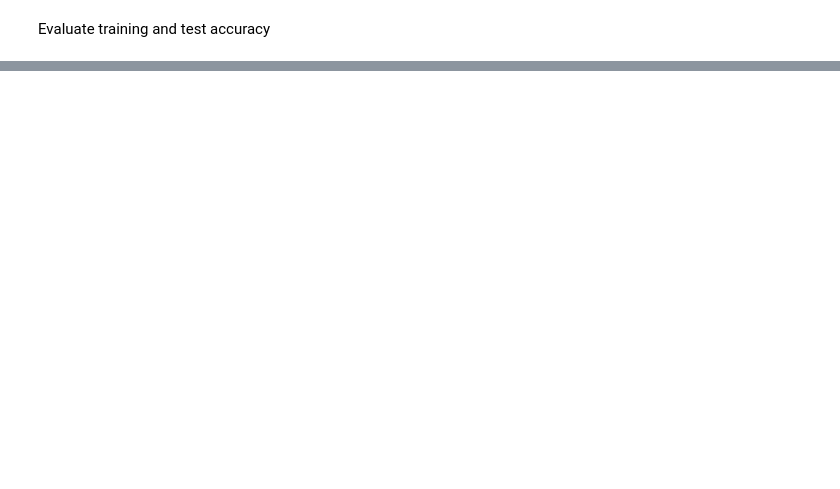
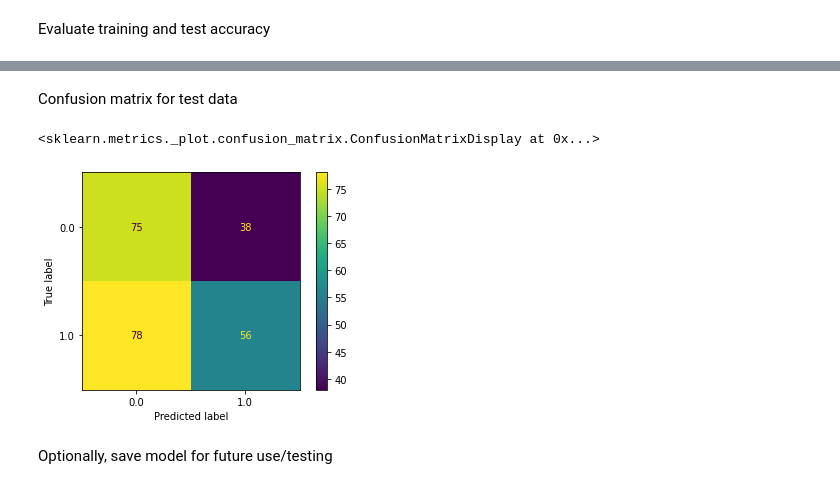
Before and after one commit to eabjab/wsb-sentiment, a Jupyter notebook: rnn.ipynb, the cells around one changed output, grey strips where cells are left out. Saved outputs shown, nothing was run; the diff lists cells and outputs as text; code cells hidden in the pictures; blank space fills up the shorter version.

```diff
--- a/rnn.ipynb
+++ b/rnn.ipynb
@@ -406,2 +330,11 @@ testing accuracy: 0.55
+# %% [markdown]
+Confusion matrix for test data
+# %%
+ConfusionMatrixDisplay.from_predictions(y_test_categorical, y_test_pred)
+# %% [output]
+<sklearn.metrics._plot.confusion_matrix.ConfusionMatrixDisplay at 0x...>
+[figure, added]
+# %% [markdown]
+Optionally, save model for future use/testing
 # %%
 pickle.dump(model, open(f'{ticker}_RNN.p', "wb"))
```
Also changed, not shown: parts of 22 cells of this notebook, 2 other files.
